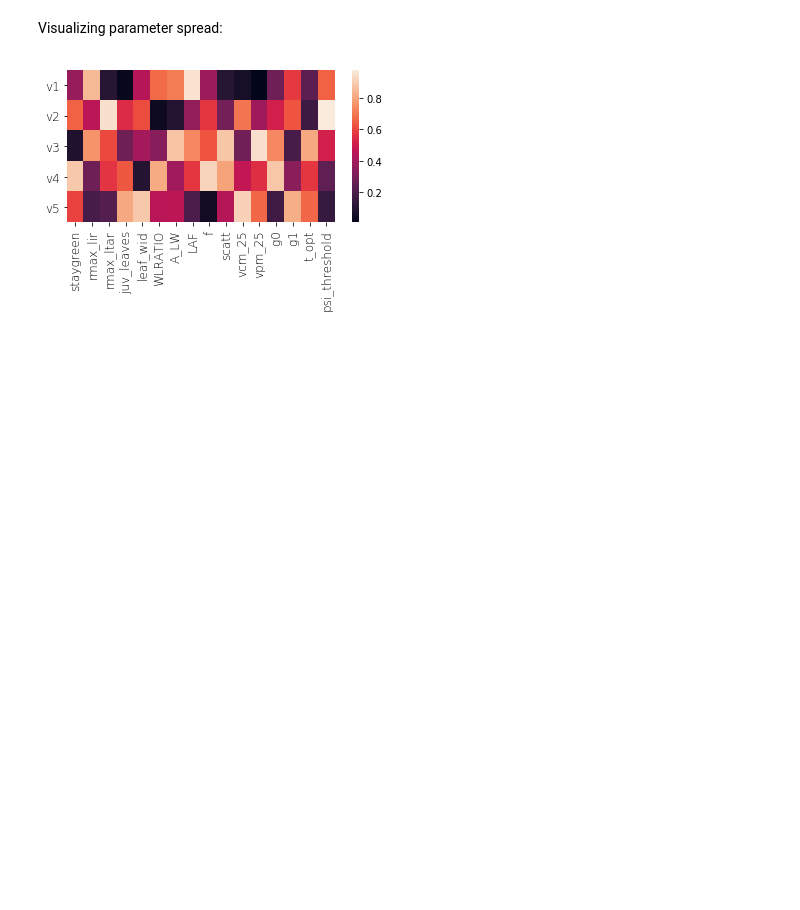
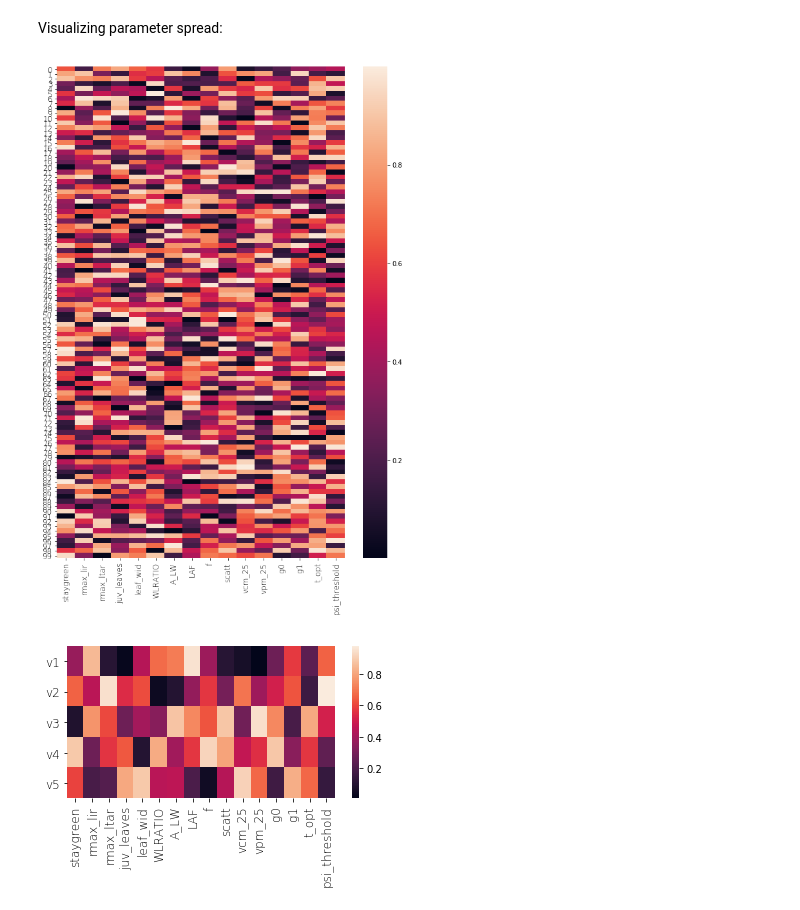
Before and after one commit to jennhsiao/upscale, a Jupyter notebook: notebooks/opt_param.ipynb, the cells around one changed output. Saved outputs shown, nothing was run; the diff lists cells and outputs as text; code cells hidden in the pictures; blank space fills up the shorter version.

```diff
--- a/notebooks/opt_param.ipynb
+++ b/notebooks/opt_param.ipynb
@@ -75,12 +75,13 @@ param_range = {'staygreen':[1,6],
 # %% [markdown]
 info on this method here: https://pythonhosted.org/pyDOE/randomized.html
 # %%
-sample = lhs(len(params), samples=5) # trying with 5 cultivar combinations for now
-df_params = pd.DataFrame(sample, columns=params)
+# only execute this cell once
+# if the above cell is executed again, everything will be randomized again
 
-for i in params:
-    df_params[i] = unfold(df_params[i], param_range[i][0], param_range[i][1])
+#sample = lhs(len(params), samples=100)
+#df_params = pd.DataFrame(sample, columns=params)
 
-# constraining leaf number to be integers only
-df_params.juv_leaves = [round(x) for x in df_params.juv_leaves]
-df_params.head()
+#df_parameters = pd.DataFrame()
+#for i in params:
+#    df_parameters[i] = unfold(df_params[i], param_range[i][0], param_range[i][1])
+#df_parameters.juv_leaves = [round(x) for x in df_parameters.juv_leaves]
@@ -94,5 +97,20 @@ df_params.head()
 # %% [markdown]
 Visualizing parameter spread:
+# %%
+fig, ax = plt.subplots(figsize=(10,20))
+ax = sns.heatmap(df_params)
+plt.xticks(
+    fontweight='light',
+    fontsize='large')
+plt.yticks(
+    rotation=0,
+    fontweight='light',
+    fontsize='large')
+fig.subplots_adjust(bottom=0.35)
+
+#plt.savefig('/home/disk/eos8/ach315/upscale/figs/params.png', format='png', dpi=1200)
+# %% [output]
+[figure, added]
 # %%
 sample = lhs(len(params), samples=5) # trying with 5 cultivar combinations for now
 df_test = pd.DataFrame(sample, columns=params)
```
Also changed, not shown: parts of 5 cells of this notebook, 3 other files.
